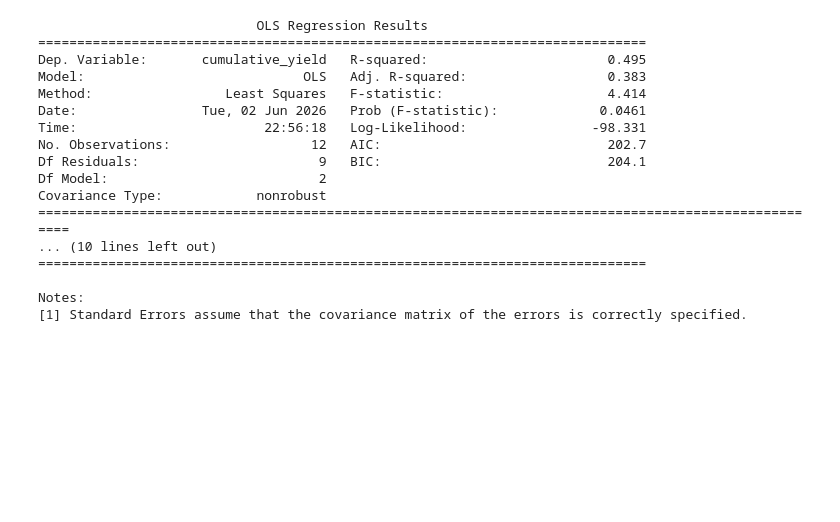
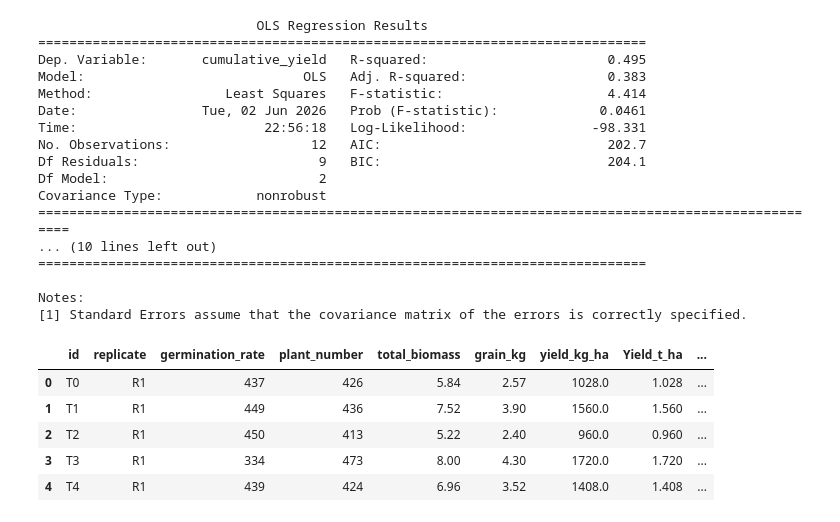
Before and after one commit to BBenyamini/tea_paper, a Jupyter notebook: notebook.ipynb, the cells around one changed output. Cells and saved outputs as stored; diff of their text form; code cells hidden in the pictures; blank space fills up the shorter version.

Commit message:
added redbeans data

```diff
--- a/notebook.ipynb
+++ b/notebook.ipynb
@@ -451,3 +449,17 @@ Covariance Type:            nonrobust
 
 Notes:
 [1] Standard Errors assume that the covariance matrix of the errors is correctly specified.
+# %%
+# read the bean yield data for season 2026
+red_bean = pd.read_excel("raw_data/red_beans_yield_data.xlsx", sheet_name="data")
+# read the treatment names
+treats_bean = pd.read_excel("raw_data/red_beans_yield_data.xlsx", sheet_name="treatment")
+# display the bean yield data
+red_bean.head()
+# %% [output]
+|  | id | replicate | germination_rate | plant_number | total_biomass | grain_kg | yield_kg_ha | Yield_t_ha | ... |
+| 0 | T0 | R1 | 437 | 426 | 5.84 | 2.57 | 1028.0 | 1.028 | ... |
+| 1 | T1 | R1 | 449 | 436 | 7.52 | 3.90 | 1560.0 | 1.560 | ... |
+| 2 | T2 | R1 | 450 | 413 | 5.22 | 2.40 | 960.0 | 0.960 | ... |
+| 3 | T3 | R1 | 334 | 473 | 8.00 | 4.30 | 1720.0 | 1.720 | ... |
+| 4 | T4 | R1 | 439 | 424 | 6.96 | 3.52 | 1408.0 | 1.408 | ... |
```
Also changed, not shown: parts of 6 cells of this notebook, 1 other file.
